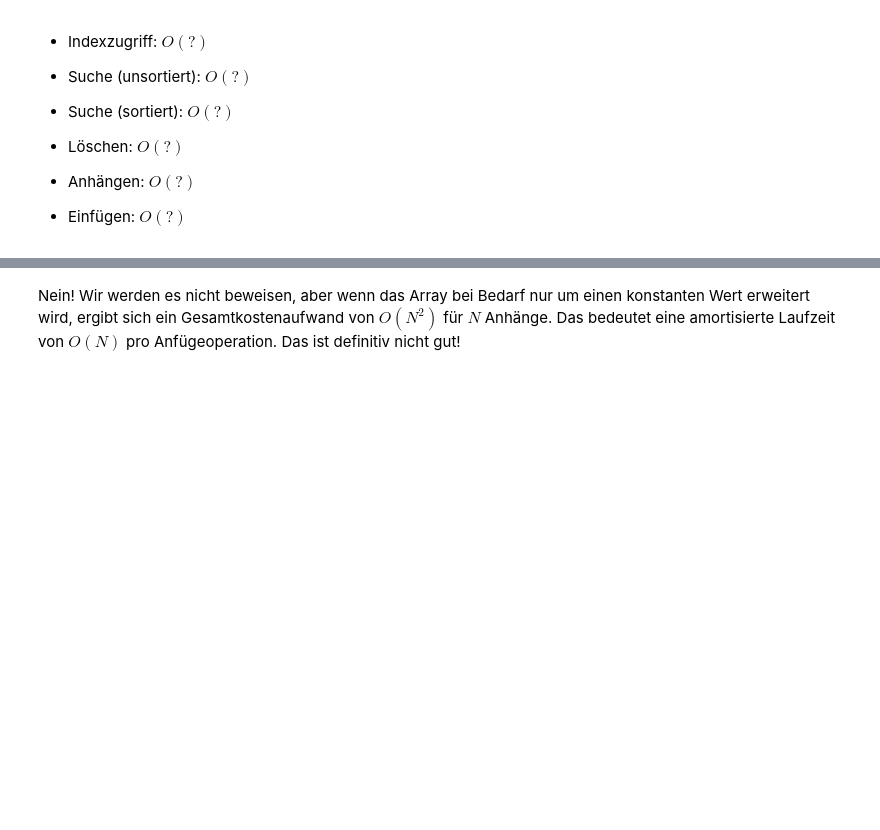
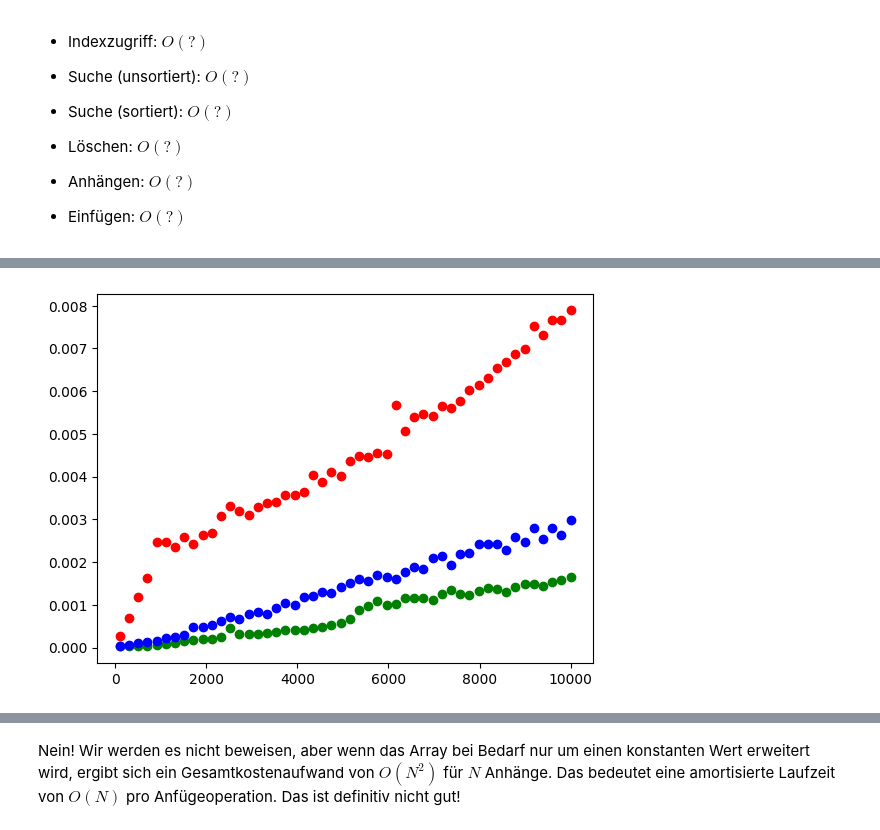
Before and after one commit to arthurvetter/algorithmenunddatenstrukturen, a Jupyter notebook: 06-array-list.ipynb, the cells around one changed output, grey strips where cells are left out. Saved outputs shown, nothing was run; the diff lists cells and outputs as text; code cells hidden in the pictures; blank space fills up the shorter version.

```diff
--- a/06-array-list.ipynb
+++ b/06-array-list.ipynb
@@ -272,0 +343,15 @@ len(l)
+# %%
+ns = np.linspace(100, 10000, 50, dtype=int)
+
+ts = [[timeit('{}(lst1, lst2)'.format(fn),
+              setup=f'lst1 = list(range({n})); lst2 = list(range({n}))',
+              number=100,
+              globals=globals())
+       for n in ns]
+      for fn in ('concat1', 'concat2', 'concat3')]
+
+plt.plot(ns, ts[0], 'ro')
+plt.plot(ns, ts[1], 'go')
+plt.plot(ns, ts[2], 'bo');
+# %% [output]
+[figure, added]
```
Also changed, not shown: parts of 14 cells of this notebook.
